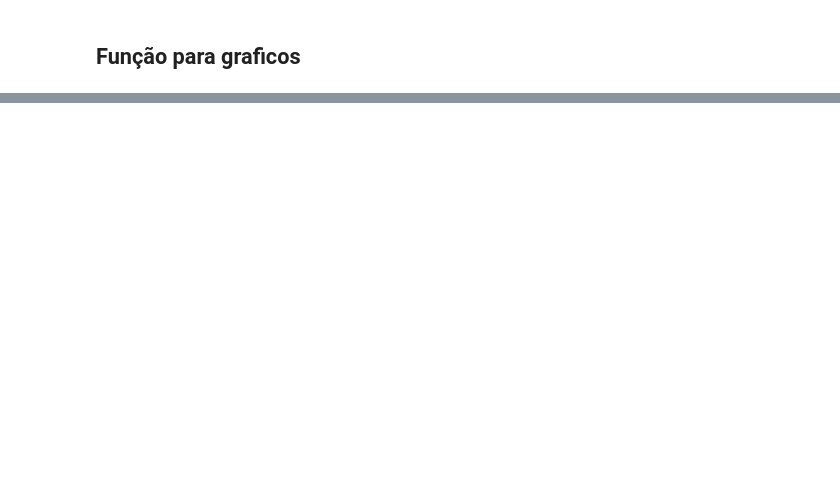
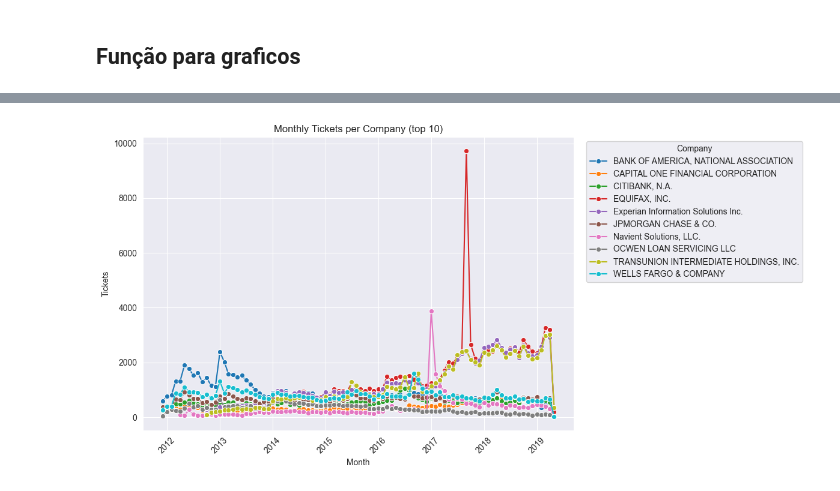
Before and after one commit to iNineBD/VisionData-6Sem2025ML, a Jupyter notebook: src/services/predict_company/analyse_company.ipynb, the cells around one changed output, grey strips where cells are left out. Saved outputs shown, nothing was run; the diff lists cells and outputs as text; code cells hidden in the pictures; blank space fills up the shorter version.

```diff
--- a/src/services/predict_company/analyse_company.ipynb
+++ b/src/services/predict_company/analyse_company.ipynb
@@ -44,0 +174,23 @@ Versão do Python: 3.12.3 (main, Aug 14 2025, 17:47:21) [GCC 13.3.0]
+# %%
+# df['Year'] = pd.to_datetime(df['Date received']).dt.year
+# df['YearMonth'] = df['Date received'].dt.to_period('M').astype(str)
+# df['Company'] = df['Company']
+#  # uma linha == 1 ticket
+# print(df['QtTickets'].count())
+
+df['Date received'] = pd.to_datetime(df['Date received'], errors='coerce')
+df = df.dropna(subset=['Date received', 'Company'])
+
+# create month timestamp (start of month) for ordering
+df['YearMonth'] = df['Date received'].dt.to_period('M').dt.to_timestamp()
+df['QtTickets'] = 1
+# %%
+monthly = (
+    df.groupby(['Company', 'YearMonth'], as_index=False)
+      .agg(MonthlyTickets=('QtTickets', 'sum'))
+)
+print("Monthly sample:")
+print(monthly.head())
+monthly_pivot = monthly.pivot(index='YearMonth', columns='Company', values='MonthlyTickets').fillna(0).astype(int)
+print("\nPivot sample (first 5 months):")
+print(monthly_pivot.head())
@@ -44,0 +215,21 @@ Versão do Python: 3.12.3 (main, Aug 14 2025, 17:47:21) [GCC 13.3.0]
+# %%
+top_n = 10
+top_companies = (
+    df.groupby('Company', as_index=False)
+      .agg(Total=('QtTickets', 'sum'))
+      .nlargest(top_n, 'Total')['Company']
+      .tolist()
+)
+plot_df = monthly[monthly['Company'].isin(top_companies)].copy()
+# %%
+plt.figure(figsize=(12, 6))
+sns.lineplot(data=plot_df, x='YearMonth', y='MonthlyTickets', hue='Company', marker='o')
+plt.title(f'Monthly Tickets per Company (top {top_n})')
+plt.xlabel('Month')
+plt.ylabel('Tickets')
+plt.xticks(rotation=45)
+plt.legend(title='Company', bbox_to_anchor=(1.02, 1), loc='upper left')
+plt.tight_layout()
+plt.show()
+# %% [output]
+[figure, added]
```
Also changed, not shown: parts of 22 cells of this notebook, 1 other file.
